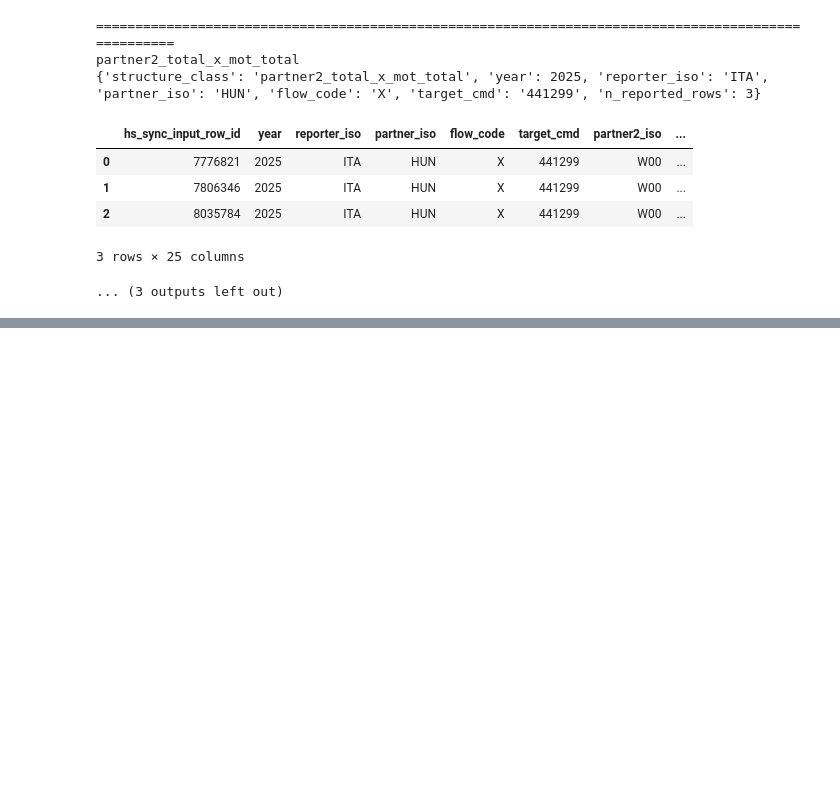
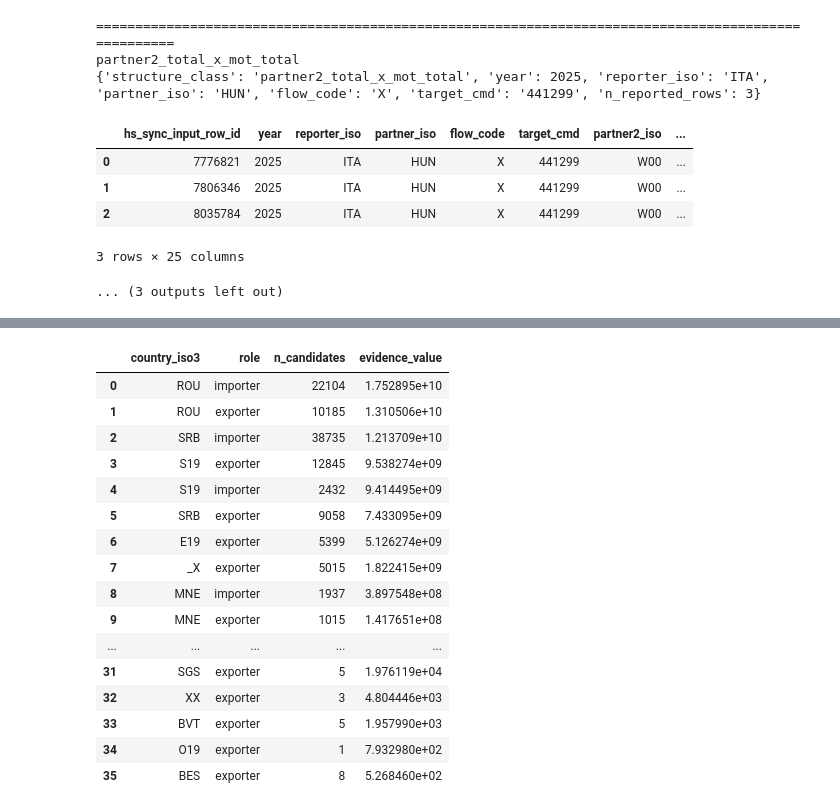
Before and after one commit to TI-ForestProductsMarkets/vacoda, a Jupyter notebook: notebooks/09_hs_sync_output_inspection.ipynb, the cells around one changed output, grey strips where cells are left out. Cells and saved outputs as stored; diff of their text form; code cells hidden in the pictures; blank space fills up the shorter version.

```diff
--- a/notebooks/09_hs_sync_output_inspection.ipynb
+++ b/notebooks/09_hs_sync_output_inspection.ipynb
@@ -3027,0 +3673,91 @@ partner2_total_x_mot_total
+# %%
+import duckdb
+
+features_path = (
+    "/storage/vacoda/data/interim/cif_fob/target_h5/"
+    "target_h5_cif_fob_training_features.parquet"
+)
+
+actual_missing_countries = duckdb.sql(
+    f"""
+    WITH missing_sides AS (
+        SELECT
+            exporter_iso AS country_iso3,
+            'exporter' AS role,
+
+            CASE
+                WHEN factor_source = 'direct'
+                    THEN import_direct_covered_primary_value
+
+                WHEN factor_source = 'mirror'
+                    THEN LEAST(
+                        export_value_fob,
+                        import_value_cif
+                    )
+            END AS evidence_value
+
+        FROM read_parquet('{features_path}')
+
+        WHERE model_eligible
+          AND NOT exporter_geography_found
+
+        UNION ALL
+
+        SELECT
+            importer_iso AS country_iso3,
+            'importer' AS role,
+
+            CASE
+                WHEN factor_source = 'direct'
+                    THEN import_direct_covered_primary_value
+
+                WHEN factor_source = 'mirror'
+                    THEN LEAST(
+                        export_value_fob,
+                        import_value_cif
+                    )
+            END AS evidence_value
+
+        FROM read_parquet('{features_path}')
+
+        WHERE model_eligible
+          AND NOT importer_geography_found
+    )
+
+    SELECT
+        country_iso3,
+        role,
+        COUNT(*) AS n_candidates,
+        SUM(evidence_value) AS evidence_value
+
+    FROM missing_sides
+
+    GROUP BY
+        country_iso3,
+        role
+
+    ORDER BY
+        evidence_value DESC NULLS LAST,
+        n_candidates DESC
+    """
+).df()
+
+actual_missing_countries
+# %% [output]
+|  | country_iso3 | role | n_candidates | evidence_value |
+| 0 | ROU | importer | 22104 | 1.752895e+10 |
+| 1 | ROU | exporter | 10185 | 1.310506e+10 |
+| 2 | SRB | importer | 38735 | 1.213709e+10 |
+| 3 | S19 | exporter | 12845 | 9.538274e+09 |
+| 4 | S19 | importer | 2432 | 9.414495e+09 |
+| 5 | SRB | exporter | 9058 | 7.433095e+09 |
+| 6 | E19 | exporter | 5399 | 5.126274e+09 |
+| 7 | _X | exporter | 5015 | 1.822415e+09 |
+| 8 | MNE | importer | 1937 | 3.897548e+08 |
+| 9 | MNE | exporter | 1015 | 1.417651e+08 |
+| ... | ... | ... | ... | ... |
+| 31 | SGS | exporter | 5 | 1.976119e+04 |
+| 32 | XX | exporter | 3 | 4.804446e+03 |
+| 33 | BVT | exporter | 5 | 1.957990e+03 |
+| 34 | O19 | exporter | 1 | 7.932980e+02 |
+| 35 | BES | exporter | 8 | 5.268460e+02 |
```
Also changed, not shown: parts of 17 cells of this notebook, 18 other files.
